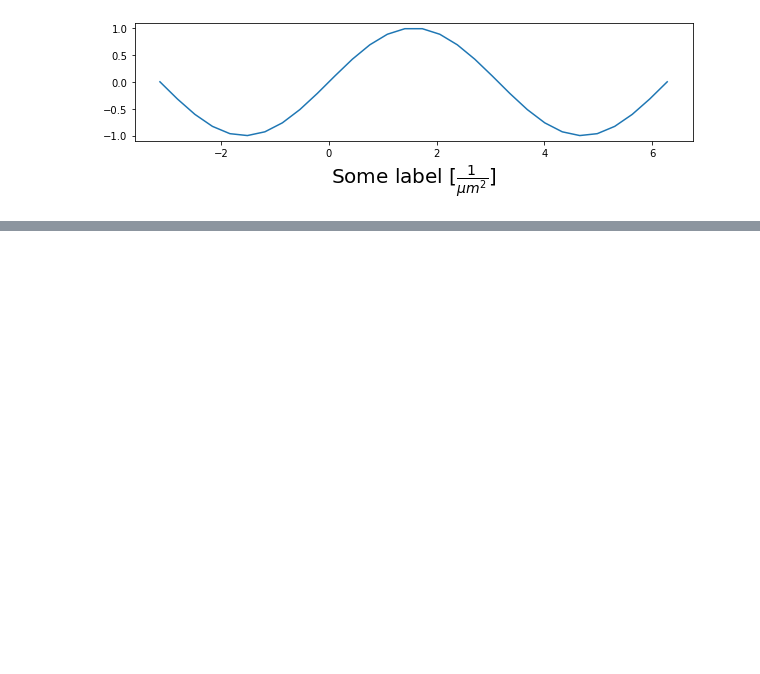
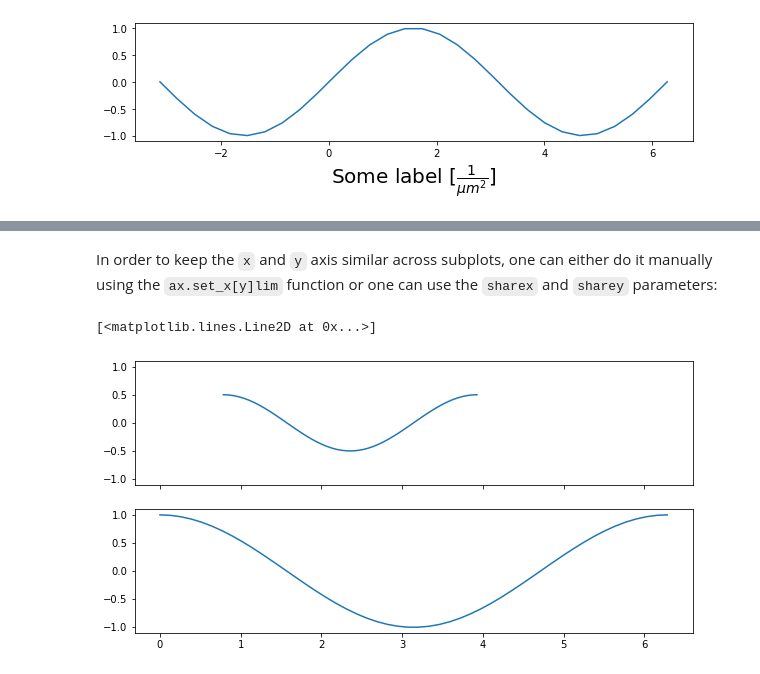
Before and after one commit to GuignardLab/CenTuri-Course, a Jupyter notebook: 2-Data-handling-and-visu/Matplotlib-course.ipynb, the cells around one changed output, grey strips where cells are left out. Saved outputs shown, nothing was run; the diff lists cells and outputs as text; code cells hidden in the pictures; blank space fills up the shorter version.

```diff
--- a/2-Data-handling-and-visu/Matplotlib-course.ipynb
+++ b/2-Data-handling-and-visu/Matplotlib-course.ipynb
@@ -141,0 +174,14 @@ fig, ax = plt.subplots(nrows=2, )
+# %% [markdown]
+In order to keep the `x` and `y` axis similar across subplots, one can either do it manually using the `ax.set_x[y]lim` function or one can use the `sharex` and `sharey` parameters:
+# %%
+X1 = np.linspace(np.pi/4, 5*np.pi/4)
+X2 = np.linspace(0, 2*np.pi)
+Y1 = np.sin(X1*2)/2
+Y2 = np.cos(X2)
+
+fig, ax = plt.subplots(nrows=2, ncols=1, figsize=(10, 5), sharex=True, sharey=True)
+ax[0].plot(X1, Y1, '-')
+ax[1].plot(X2, Y2, '-')
+# %% [output]
+[<matplotlib.lines.Line2D at 0x...>]
+[figure, added]
```
Also changed, not shown: parts of 7 cells of this notebook, 1 other file.
